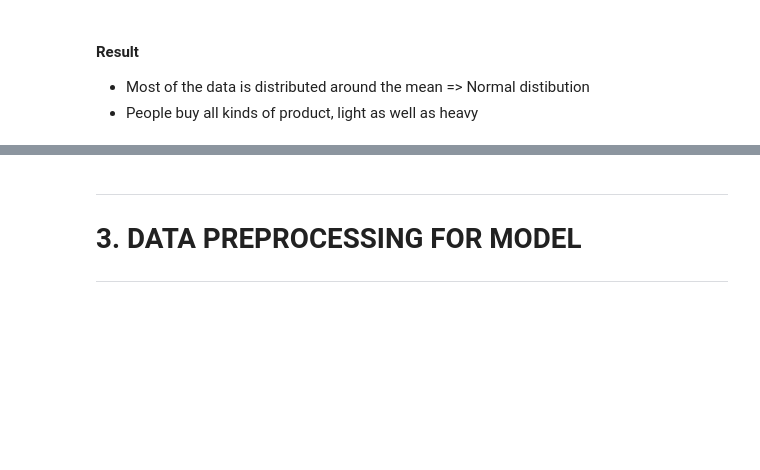
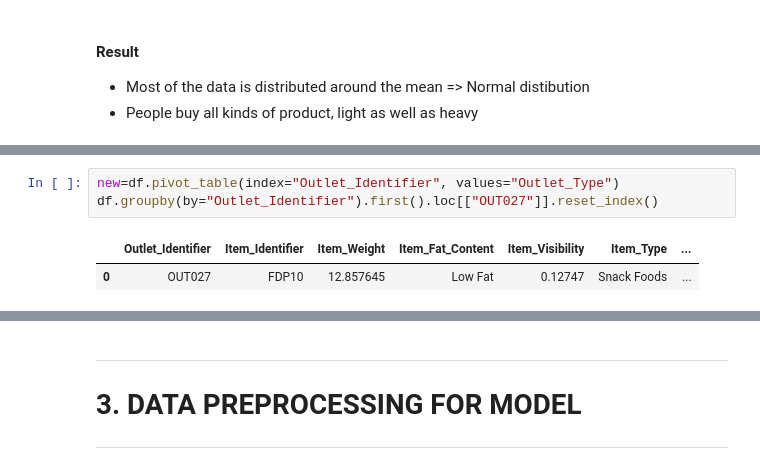
Before and after one commit to komalchamyal/bigmart-analysis, a Jupyter notebook: Big Mart Sales Analysis.ipynb, the cells around one changed output, grey strips where cells are left out. Cells and saved outputs as stored; diff of their text form; blank space fills up the shorter version.

```diff
--- a/Big Mart Sales Analysis & Prediction.ipynb
+++ b/Big Mart Sales Analysis.ipynb
@@ -499,0 +530,6 @@ sns.barplot(df,x=pd.cut(df.Item_Weight, bins=6), y=df.Item_Outlet_Sales, ax=ax)
+# %%
+new=df.pivot_table(index="Outlet_Identifier", values="Outlet_Type")
+df.groupby(by="Outlet_Identifier").first().loc[["OUT027"]].reset_index()
+# %% [output]
+|  | Outlet_Identifier | Item_Identifier | Item_Weight | Item_Fat_Content | Item_Visibility | Item_Type | ... |
+| 0 | OUT027 | FDP10 | 12.857645 | Low Fat | 0.12747 | Snack Foods | ... |
```
Also changed, not shown: parts of 5 cells of this notebook, 2 other files.
